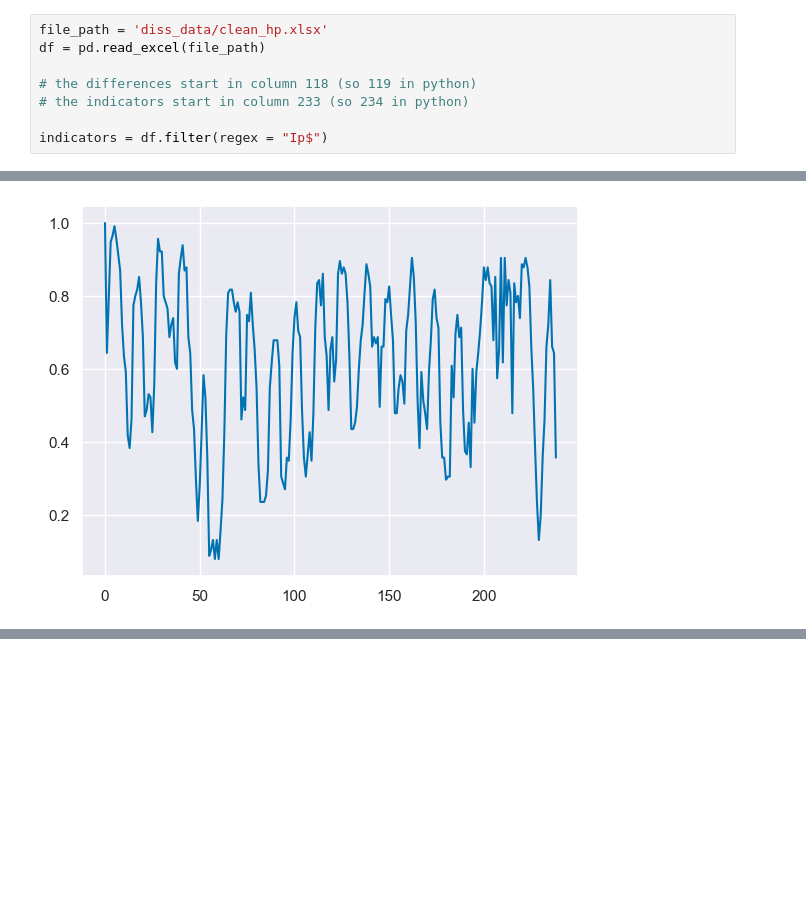
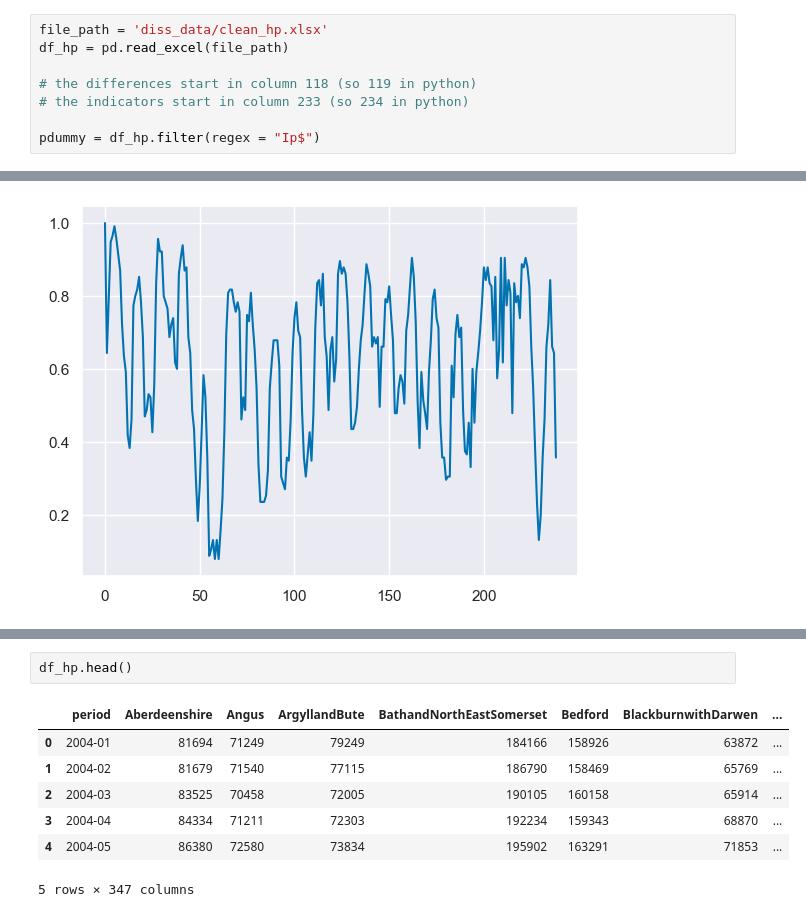
Before and after one commit to aycannon/diss, a Jupyter notebook: Pillar 5/diff_index.ipynb, the cells around one changed output, grey strips where cells are left out. Cells and saved outputs as stored; diff of their text form; blank space fills up the shorter version.

```diff
--- a/Pillar 5/diff_index.ipynb
+++ b/Pillar 5/diff_index.ipynb
@@ -12,10 +12,10 @@ import warnings
 warnings.filterwarnings('ignore')
 # %%
 file_path = 'diss_data/clean_hp.xlsx'
-df = pd.read_excel(file_path)
+df_hp = pd.read_excel(file_path)
 
 # the differences start in column 118 (so 119 in python)
 # the indicators start in column 233 (so 234 in python)
 
-indicators = df.filter(regex = "Ip$")
+pdummy = df_hp.filter(regex = "Ip$")
 # %%
@@ -30,0 +42,10 @@ diff_index.plot.line(x = df['period'])
+# %%
+df_hp.head()
+# %% [output]
+|  | period | Aberdeenshire | Angus | ArgyllandBute | BathandNorthEastSomerset | Bedford | BlackburnwithDarwen | ... |
+| 0 | 2004-01 | 81694 | 71249 | 79249 | 184166 | 158926 | 63872 | ... |
+| 1 | 2004-02 | 81679 | 71540 | 77115 | 186790 | 158469 | 65769 | ... |
+| 2 | 2004-03 | 83525 | 70458 | 72005 | 190105 | 160158 | 65914 | ... |
+| 3 | 2004-04 | 84334 | 71211 | 72303 | 192234 | 159343 | 68870 | ... |
+| 4 | 2004-05 | 86380 | 72580 | 73834 | 195902 | 163291 | 71853 | ... |
+5 rows × 347 columns
```
Also changed, not shown: parts of 4 cells of this notebook.
